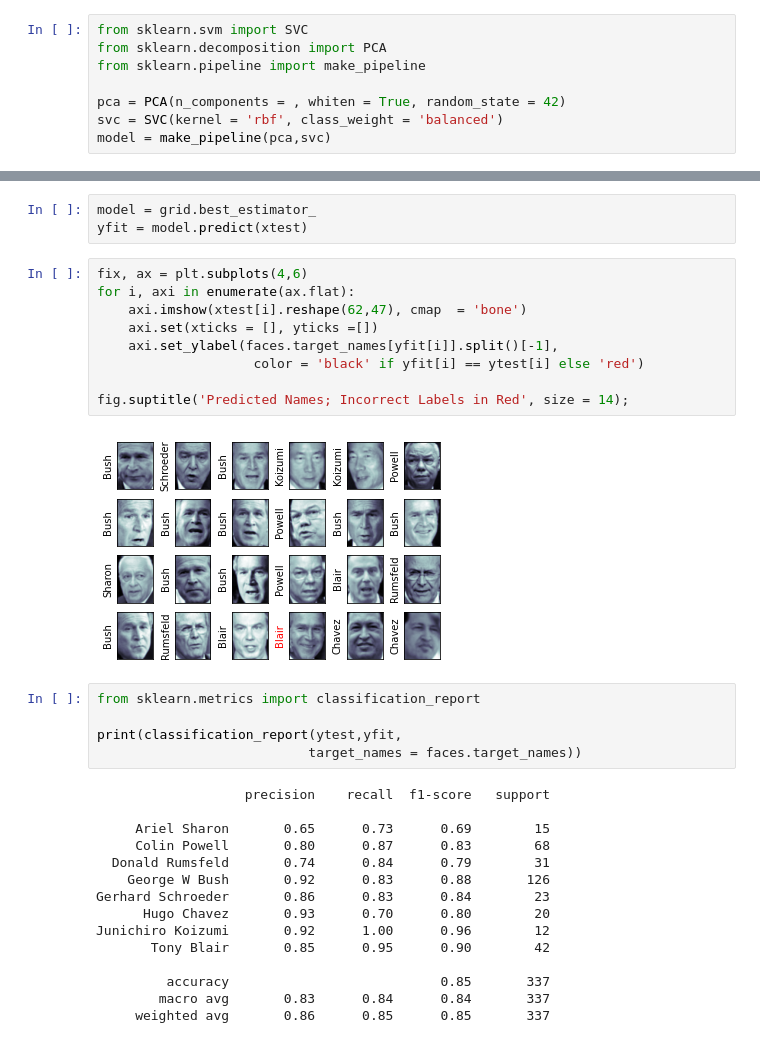
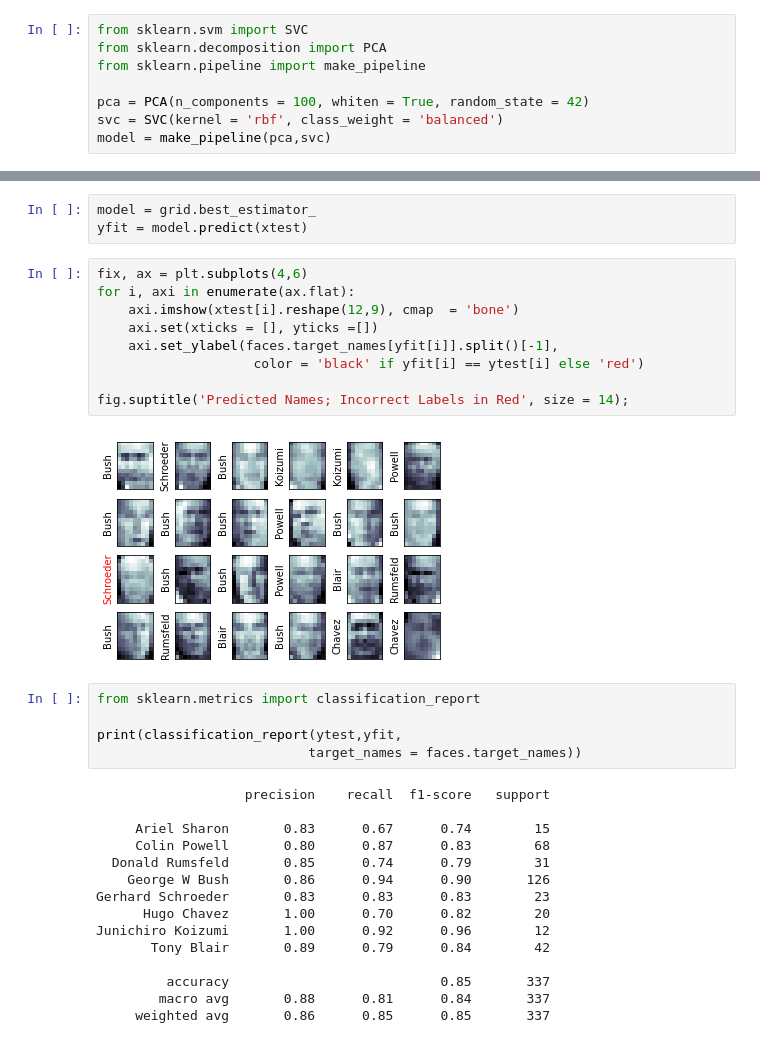
Before and after one commit to Marcupio/ProbandStats_Coursework, a Jupyter notebook: Week6/SVM_Demo.ipynb, the cells around one changed output, grey strips where cells are left out. Saved outputs shown, nothing was run; the diff lists cells and outputs as text.

```diff
--- a/Week6/SVM_Demo.ipynb
+++ b/Week6/SVM_Demo.ipynb
@@ -25,7 +25,7 @@ from sklearn.svm import SVC
 from sklearn.decomposition import PCA
 from sklearn.pipeline import make_pipeline
 
-pca = PCA(n_components = , whiten = True, random_state = 42)
+pca = PCA(n_components = 100, whiten = True, random_state = 42)
 svc = SVC(kernel = 'rbf', class_weight = 'balanced')
 model = make_pipeline(pca,svc)
 # %%
@@ -67,14 +50,14 @@ yfit = model.predict(xtest)
 # %%
 fix, ax = plt.subplots(4,6)
 for i, axi in enumerate(ax.flat):
-    axi.imshow(xtest[i].reshape(62,47), cmap  = 'bone')
+    axi.imshow(xtest[i].reshape(12,9), cmap  = 'bone')
     axi.set(xticks = [], yticks =[])
     axi.set_ylabel(faces.target_names[yfit[i]].split()[-1],
                     color = 'black' if yfit[i] == ytest[i] else 'red')
 
 fig.suptitle('Predicted Names; Incorrect Labels in Red', size = 14);
 # %% [output]
-[figure, old version]
+[figure, new version]
 # %%
 from sklearn.metrics import classification_report
 
@@ -83,17 +66,17 @@ print(classification_report(ytest,yfit,
 # %% [output]
                    precision    recall  f1-score   support
 
-     Ariel Sharon       0.65      0.73      0.69        15
+     Ariel Sharon       0.83      0.67      0.74        15
      Colin Powell       0.80      0.87      0.83        68
-  Donald Rumsfeld       0.74      0.84      0.79        31
-    George W Bush       0.92      0.83      0.88       126
-Gerhard Schroeder       0.86      0.83      0.84        23
-      Hugo Chavez       0.93      0.70      0.80        20
-Junichiro Koizumi       0.92      1.00      0.96        12
-       Tony Blair       0.85      0.95      0.90        42
+  Donald Rumsfeld       0.85      0.74      0.79        31
+    George W Bush       0.86      0.94      0.90       126
+Gerhard Schroeder       0.83      0.83      0.83        23
+      Hugo Chavez       1.00      0.70      0.82        20
+Junichiro Koizumi       1.00      0.92      0.96        12
+       Tony Blair       0.89      0.79      0.84        42
 
          accuracy                           0.85       337
-        macro avg       0.83      0.84      0.84       337
+        macro avg       0.88      0.81      0.84       337
      weighted avg       0.86      0.85      0.85       337
 # %%
 from sklearn.metrics import confusion_matrix
```
Also changed, not shown: parts of 2 cells of this notebook.
